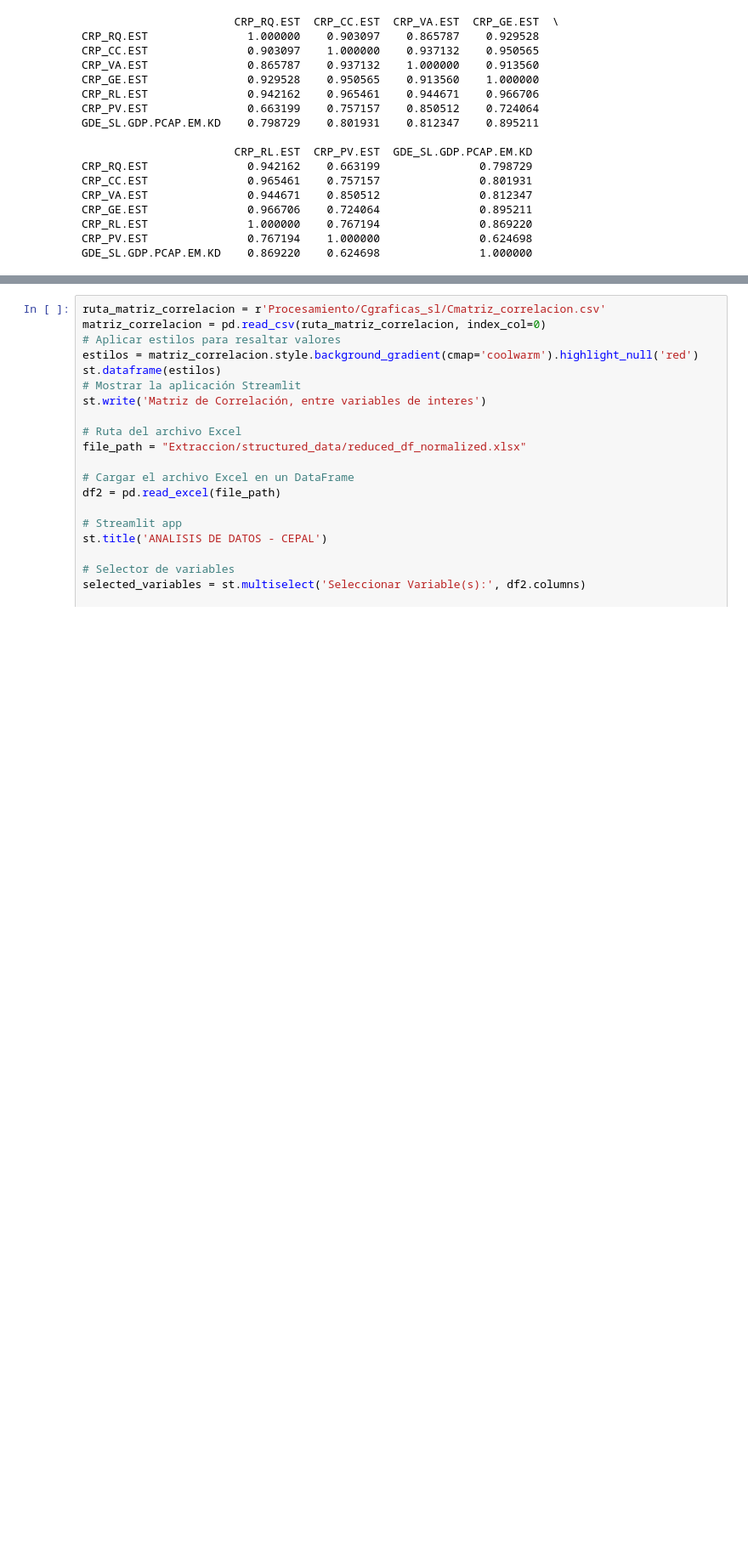
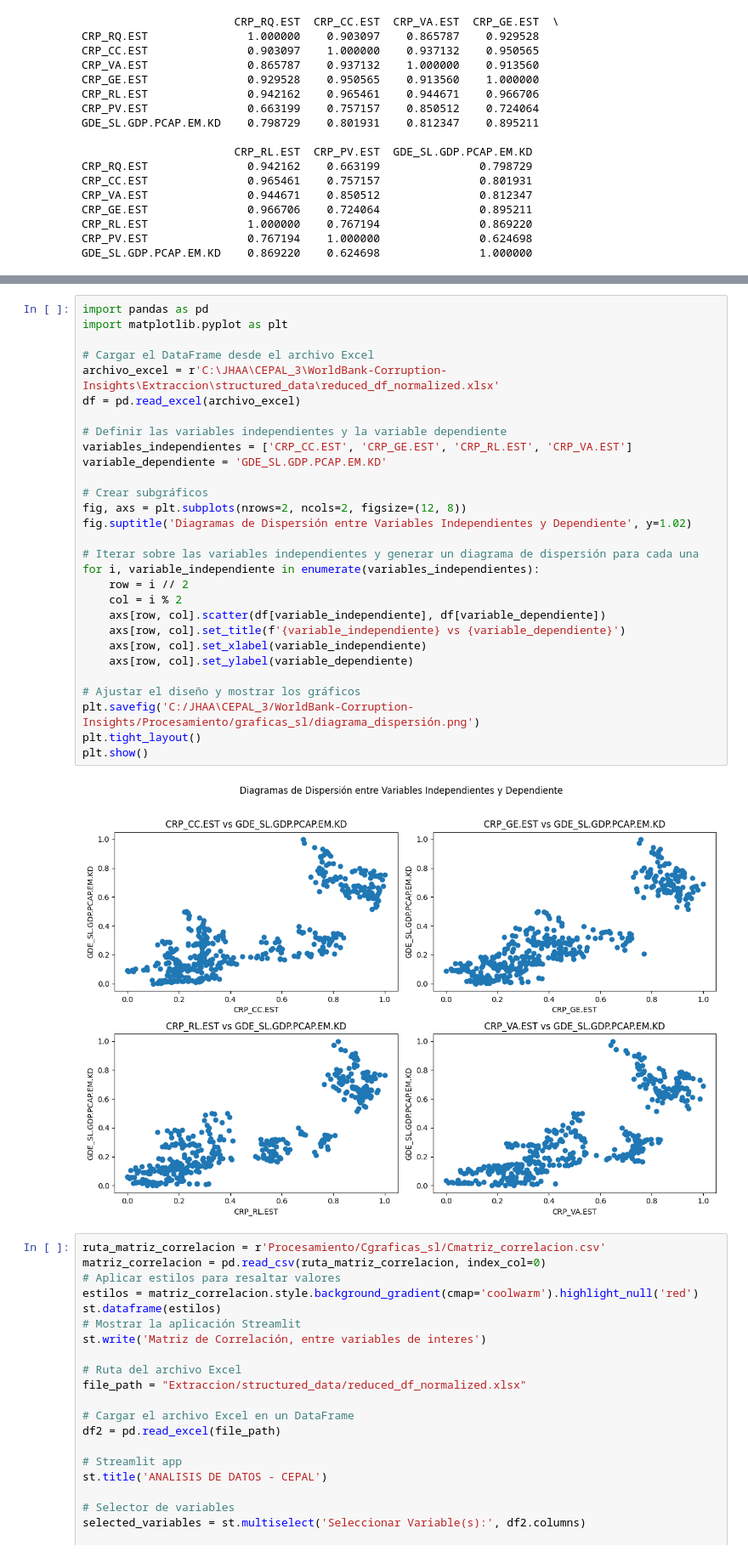
Before and after one commit to derodriguezz/WorldBank-Corruption-Insights, a Jupyter notebook: Procesamiento/worldbank_pipeline.ipynb, the cells around one changed output, grey strips where cells are left out. Shown at 85% size. Cells and saved outputs as stored; diff of their text form; blank space fills up the shorter version.

```diff
--- a/Procesamiento/worldbank_pipeline.ipynb
+++ b/Procesamiento/worldbank_pipeline.ipynb
@@ -1436,3 +1436,34 @@ plt.show()
+# %%
+import pandas as pd
+import matplotlib.pyplot as plt
+
+# Cargar el DataFrame desde el archivo Excel
+archivo_excel = r'C:\JHAA\CEPAL_3\WorldBank-Corruption-Insights\Extraccion\structured_data\reduced_df_normalized.xlsx'
+df = pd.read_excel(archivo_excel)
+
+# Definir las variables independientes y la variable dependiente
+variables_independientes = ['CRP_CC.EST', 'CRP_GE.EST', 'CRP_RL.EST', 'CRP_VA.EST']
+variable_dependiente = 'GDE_SL.GDP.PCAP.EM.KD'
+
+# Crear subgráficos
+fig, axs = plt.subplots(nrows=2, ncols=2, figsize=(12, 8))
+fig.suptitle('Diagramas de Dispersión entre Variables Independientes y Dependiente', y=1.02)
+
+# Iterar sobre las variables independientes y generar un diagrama de dispersión para cada una
+for i, variable_independiente in enumerate(variables_independientes):
+    row = i // 2
+    col = i % 2
+    axs[row, col].scatter(df[variable_independiente], df[variable_dependiente])
+    axs[row, col].set_title(f'{variable_independiente} vs {variable_dependiente}')
+    axs[row, col].set_xlabel(variable_independiente)
+    axs[row, col].set_ylabel(variable_dependiente)
+
+# Ajustar el diseño y mostrar los gráficos
+plt.savefig('C:/JHAA\CEPAL_3/WorldBank-Corruption-Insights/Procesamiento/graficas_sl/diagrama_dispersión.png')
+plt.tight_layout()
+plt.show()
+# %% [output]
+[figure, added]
 # %%
 ruta_matriz_correlacion = r'Procesamiento/Cgraficas_sl/Cmatriz_correlacion.csv'
 matriz_correlacion = pd.read_csv(ruta_matriz_correlacion, index_col=0)
```
Also changed, not shown: parts of 1 cell of this notebook, 3 other files.
